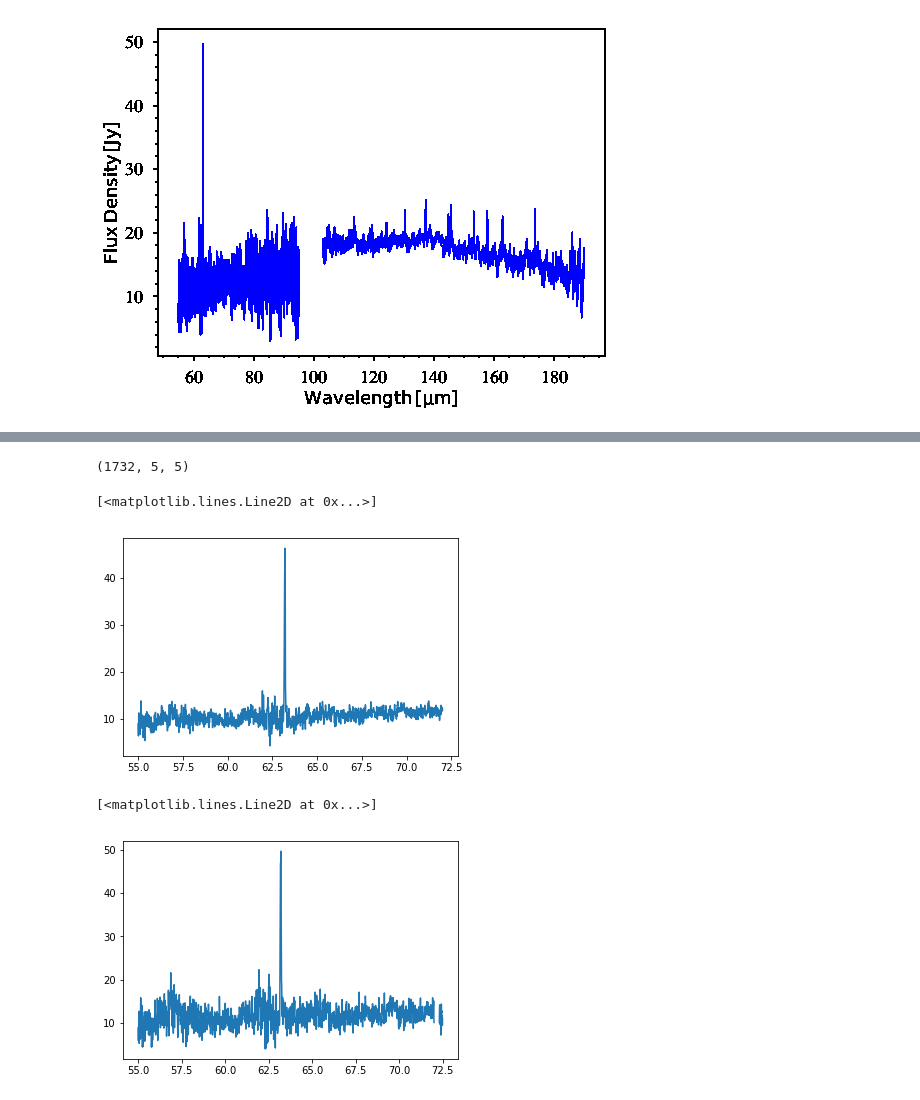
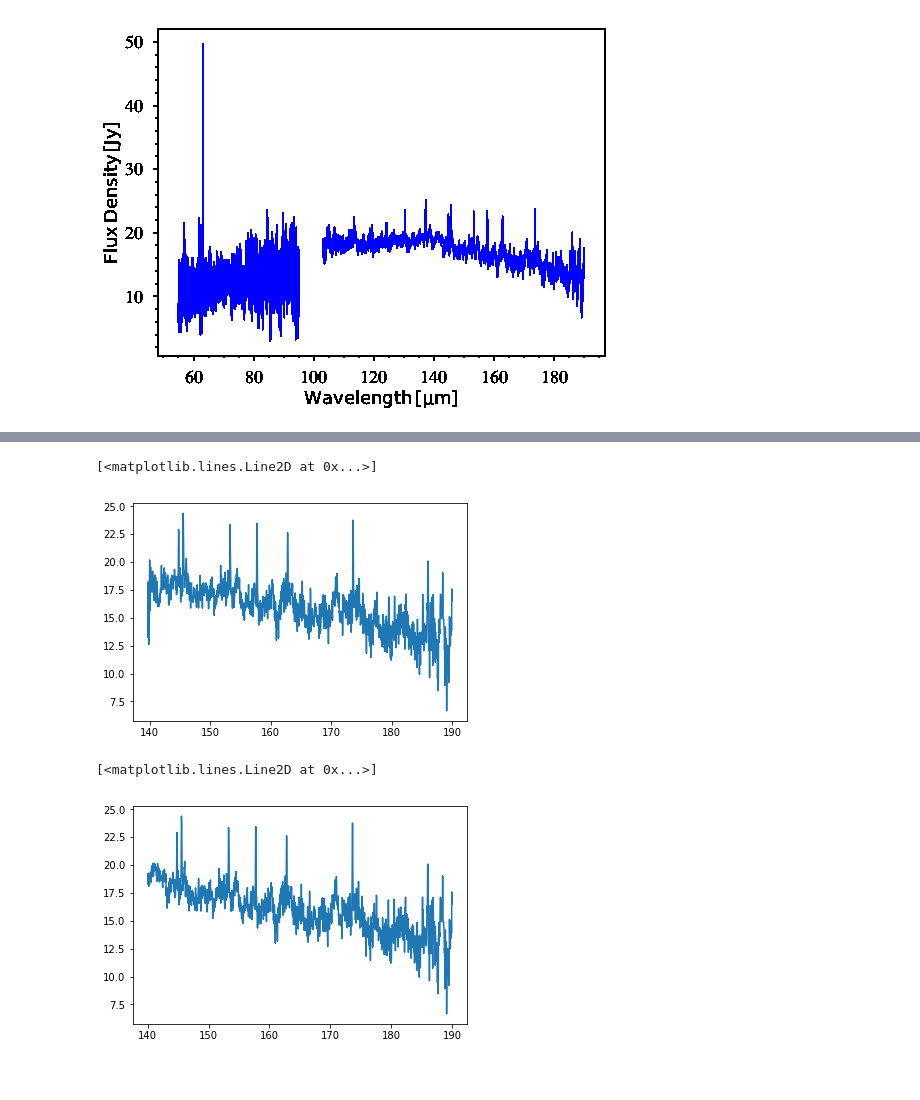
Before and after one commit to yaolun/misc, a Jupyter notebook: cops-spire reduction inspection.ipynb, the cells around one changed output, grey strips where cells are left out. Saved outputs shown, nothing was run; the diff lists cells and outputs as text; code cells hidden in the pictures.

```diff
--- a/cops-spire reduction inspection.ipynb
+++ b/cops-spire reduction inspection.ipynb
@@ -501,21 +464,18 @@ HIERARCH  key.META_4='ps3_2'
-# %%
-np.shape(hdulist[1].data)
-# %% [output]
-(1732, 5, 5)
 # %%
 import matplotlib.pyplot as plt
 spec = hdulist[1].data[:,2,2]*0
-for i in range(1,4):
-    for j in range(1,4):
+for i in range(0,5):
+    for j in range(0,5):
         spec = spec + hdulist[1].data[:,i,j]
 plt.plot(hdulist[8].data, spec)
 # %% [output]
 [<matplotlib.lines.Line2D at 0x...>]
-[figure, old version]
+[figure, new version]
 # %%
 from astropy.io import ascii
 data = ascii.read(outdir+o[0]+'/pacs/data/'+o[0]+'_pacs_weighted.txt')
-plt.plot(data['Wavelength(um)'][data['Wavelength(um)'] <= 72.5], data['Flux_Density(Jy)'][data['Wavelength(um)'] <= 72.5])
+# plt.plot(data['Wavelength(um)'][data['Wavelength(um)'] <= 72.5], data['Flux_Density(Jy)'][data['Wavelength(um)'] <= 72.5])
+plt.plot(data['Wavelength(um)'][data['Wavelength(um)'] >= 140], data['Flux_Density(Jy)'][data['Wavelength(um)'] >= 140])
 # %% [output]
 [<matplotlib.lines.Line2D at 0x...>]
-[figure, old version]
+[figure, new version]
```
Also changed, not shown: parts of 9 cells of this notebook.
